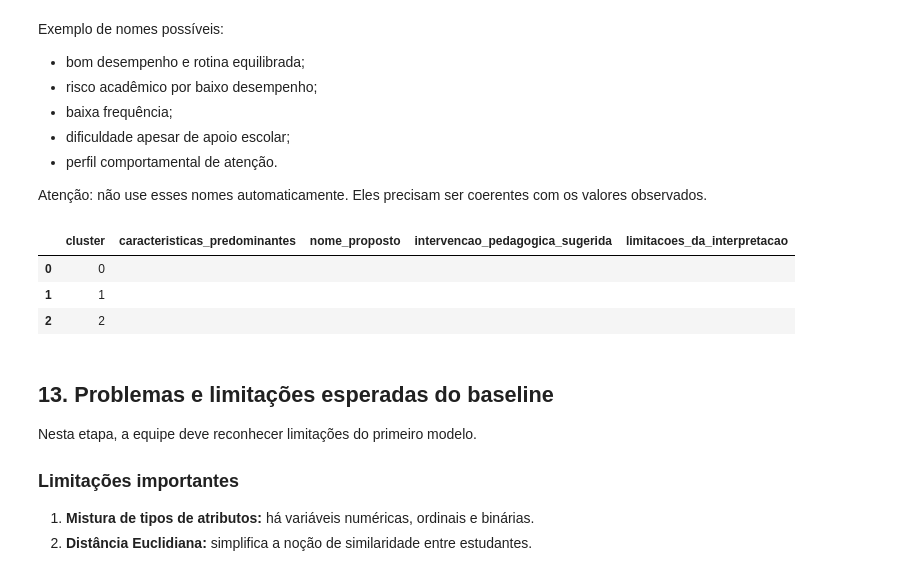
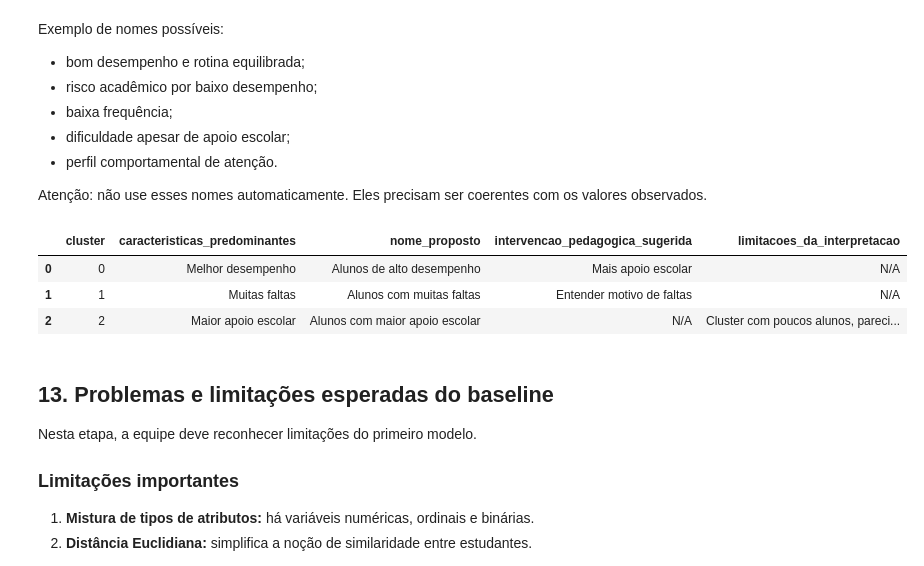
Before and after one commit to ArthurZ7/projeto_predicao_estudantil, a Jupyter notebook: notebook/Analise_professor.ipynb, the cells around one changed output. Saved outputs shown, nothing was run; the diff lists cells and outputs as text; code cells hidden in the pictures.

```diff
--- a/notebook/Analise_professor.ipynb
+++ b/notebook/Analise_professor.ipynb
@@ -69,7 +69,7 @@ RANDOM_STATE = 42
 # Neste ambiente, o arquivo também pode estar em /mnt/data/student-por.csv.
 
 caminhos_possiveis = [
-    Path("student-por.csv"),
+    Path("../csv/student-por.csv"),
     Path("/mnt/data/student-por.csv"),
 ]
 
@@ -836,22 +836,22 @@ Atenção: não use esses nomes automaticamente. Eles precisam ser coerentes com
 # %%
 # ============================================================
 # 17. TABELA PARA OS ALUNOS PREENCHEREM
 # ============================================================
 
 tabela_interpretacao = pd.DataFrame({
     "cluster": sorted(df_modelo["cluster"].unique()),
-    "caracteristicas_predominantes": "",
-    "nome_proposto": "",
-    "intervencao_pedagogica_sugerida": "",
-    "limitacoes_da_interpretacao": "",
+    "caracteristicas_predominantes": ['Melhor desempenho', 'Muitas faltas', 'Maior apoio escolar'],
+    "nome_proposto": ['Alunos de alto desempenho', 'Alunos com muitas faltas', 'Alunos com maior apoio escolar'],
+    "intervencao_pedagogica_sugerida": ['Mais apoio escolar', 'Entender motivo de faltas', 'N/A'],
+    "limitacoes_da_interpretacao": ['N/A', 'N/A', 'Cluster com poucos alunos, parecido com o cluster 0'],
 })
 
 display(tabela_interpretacao)
 # %% [output]
 |  | cluster | caracteristicas_predominantes | nome_proposto | intervencao_pedagogica_sugerida | limitacoes_da_interpretacao |
-| 0 | 0 |  |  |  |  |
-| 1 | 1 |  |  |  |  |
-| 2 | 2 |  |  |  |  |
+| 0 | 0 | Melhor desempenho | Alunos de alto desempenho | Mais apoio escolar | N/A |
+| 1 | 1 | Muitas faltas | Alunos com muitas faltas | Entender motivo de faltas | N/A |
+| 2 | 2 | Maior apoio escolar | Alunos com maior apoio escolar | N/A | Cluster com poucos alunos, pareci... |
 # %% [markdown]
 ## 13. Problemas e limitações esperadas do baseline
 
```
Also changed, not shown: parts of 6 cells of this notebook, 4 other files.
